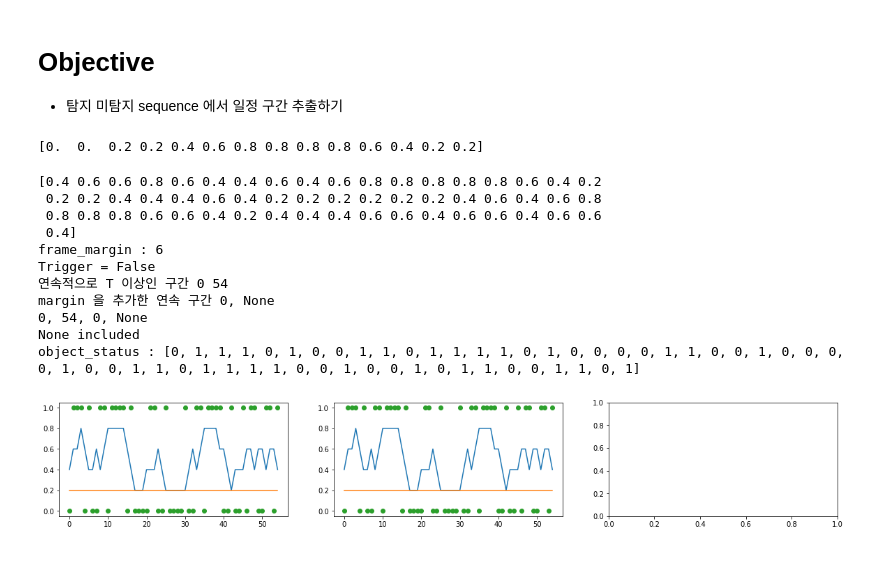
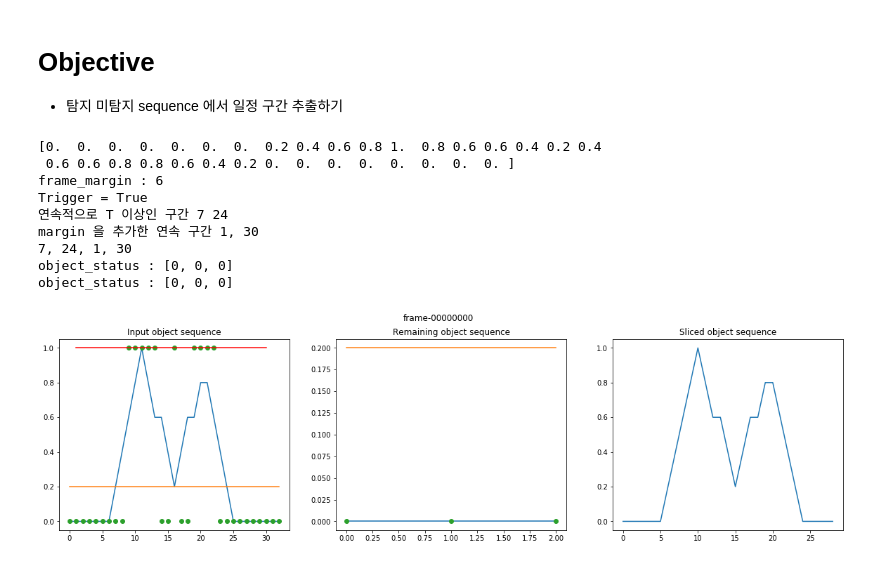
Before and after one commit to tohichoi/sdetector3, a Jupyter notebook: Tracking Analysis.ipynb, the cells around one changed output. Cells and saved outputs as stored; diff of their text form; code cells hidden in the pictures.

Commit message:
tracking object debug(not working)

```diff
--- a/Tracking Analysis.ipynb
+++ b/Tracking Analysis.ipynb
@@ -27,10 +27,8 @@ pattern0=[0,0,0,0,0,0,0,0,0,0,0,0,0,0,0,0,0,0,0]
 pattern2=[0,0,0]
 pattern3=[0,0,0,0,1,0,1,1,1,1,0,1,0,0]
 pattern4=[0,0,0,0,0,0,0,0,1,1,1,1,0,0,0,0,0,0,0,0,0,0]
-pattern = [ random.randint(0, 1) for x in range(random.randint(5, 100)) ]
-pattern
+# pattern = [ random.randint(0, 1) for x in range(random.randint(5, 100)) ]
+pattern=pattern1
-# %% [output]
-[0.  0.  0.2 0.2 0.4 0.6 0.8 0.8 0.8 0.8 0.6 0.4 0.2 0.2]
 # %%
 object_status=pattern
 
@@ -43,11 +41,14 @@ true_region_end=29
 frame_margin = int(round(1./T + 0.5))
 print(f'frame_margin : {frame_margin}')
 
-fig, ax=plt.subplots(1, 3, figsize=(20, 3))
+fig, ax=plt.subplots(1, 3, figsize=(20, 5))
+fig.suptitle(f'frame-{object_status[-1]:08d}')
+
 x=range(n)
 ax[0].plot(x, status)
 ax[0].plot(x, np.ones(n)*T)
 ax[0].plot(x, np.array(object_status), 'o')
+ax[0].set_title('Input object sequence')
 
 # 언제 trigger 할 것인가?
 # 마지막이 0이고 왼쪽으로 T만큼 0이 반복되면 trigger
@@ -89,41 +90,41 @@ object_sequence=None
 # step#3 : 0 부터 e1 까지 지운다
 # if len([x is None for x in [s0, e0, s1, e1]])==0:
 print(f'{s0}, {e0}, {s1}, {e1}')
 if [s0, e0, s1, e1].count(None) < 1:
 #     object_sequence=display_data[s1:e1]
     object_sequence=status[s1:e1]
 #     del object_status[e1:]
     del object_status[:e1]
 #     status = np.delete(status, np.s_[e1:])
 #     status = np.delete(status, np.s_[:s1])
     status = np.delete(status, np.s_[:e1])
 else:
     print(f'None included')
 
 n=len(status)
 x=range(n)
 ax[1].plot(x, status)
 ax[1].plot(x, np.ones(n)*T)
 ax[1].plot(x, np.array(object_status), 'o')
+ax[1].set_title('Remaining object sequence')
 print(f'object_status : {object_status}')
 
 if object_sequence is not None:
     n=len(object_sequence)
     x=range(n)
+    ax[2].set_title('Sliced object sequence')
     ax[2].plot(x, object_sequence)
     # ax[2].plot(x, np.ones(n)*T)
     # ax[2].plot(x, np.array(object_status), 'o')
     print(f'object_status : {object_status}')
 # %% [output]
-[0.4 0.6 0.6 0.8 0.6 0.4 0.4 0.6 0.4 0.6 0.8 0.8 0.8 0.8 0.8 0.6 0.4 0.2
- 0.2 0.2 0.4 0.4 0.4 0.6 0.4 0.2 0.2 0.2 0.2 0.2 0.2 0.4 0.6 0.4 0.6 0.8
- 0.8 0.8 0.8 0.6 0.6 0.4 0.2 0.4 0.4 0.4 0.6 0.6 0.4 0.6 0.6 0.4 0.6 0.6
- 0.4]
+[0.  0.  0.  0.  0.  0.  0.  0.2 0.4 0.6 0.8 1.  0.8 0.6 0.6 0.4 0.2 0.4
+ 0.6 0.6 0.8 0.8 0.6 0.4 0.2 0.  0.  0.  0.  0.  0.  0.  0. ]
 frame_margin : 6
-Trigger = False
-연속적으로 T 이상인 구간 0 54
-margin 을 추가한 연속 구간 0, None
-0, 54, 0, None
-None included
-object_status : [0, 1, 1, 1, 0, 1, 0, 0, 1, 1, 0, 1, 1, 1, 1, 0, 1, 0, 0, 0, 0, 1, 1, 0, 0, 1, 0, 0, 0, 0, 1, 0, 0, 1, 1, 0, 1, 1, 1, 1, 0, 0, 1, 0, 0, 1, 0, 1, 1, 0, 0, 1, 1, 0, 1]
+Trigger = True
+연속적으로 T 이상인 구간 7 24
+margin 을 추가한 연속 구간 1, 30
+7, 24, 1, 30
+object_status : [0, 0, 0]
+object_status : [0, 0, 0]
-[figure, old version]
+[figure, new version]
```
Also changed, not shown: parts of 1 cell of this notebook, 1 other file.
